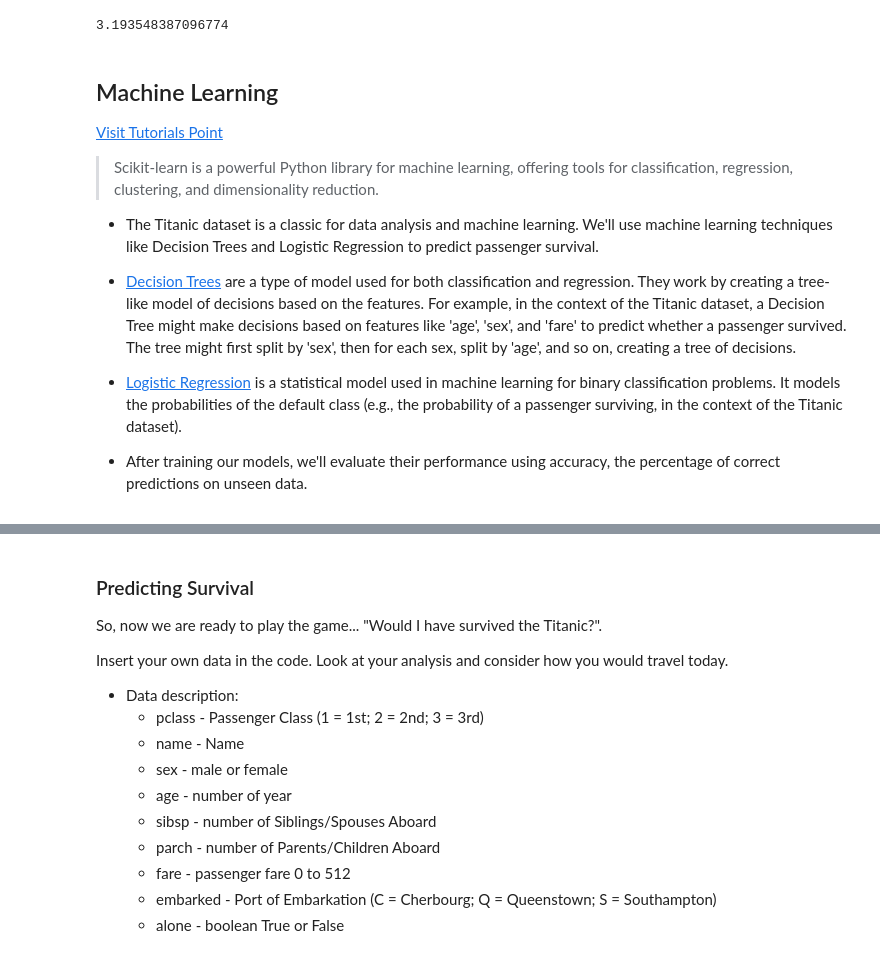
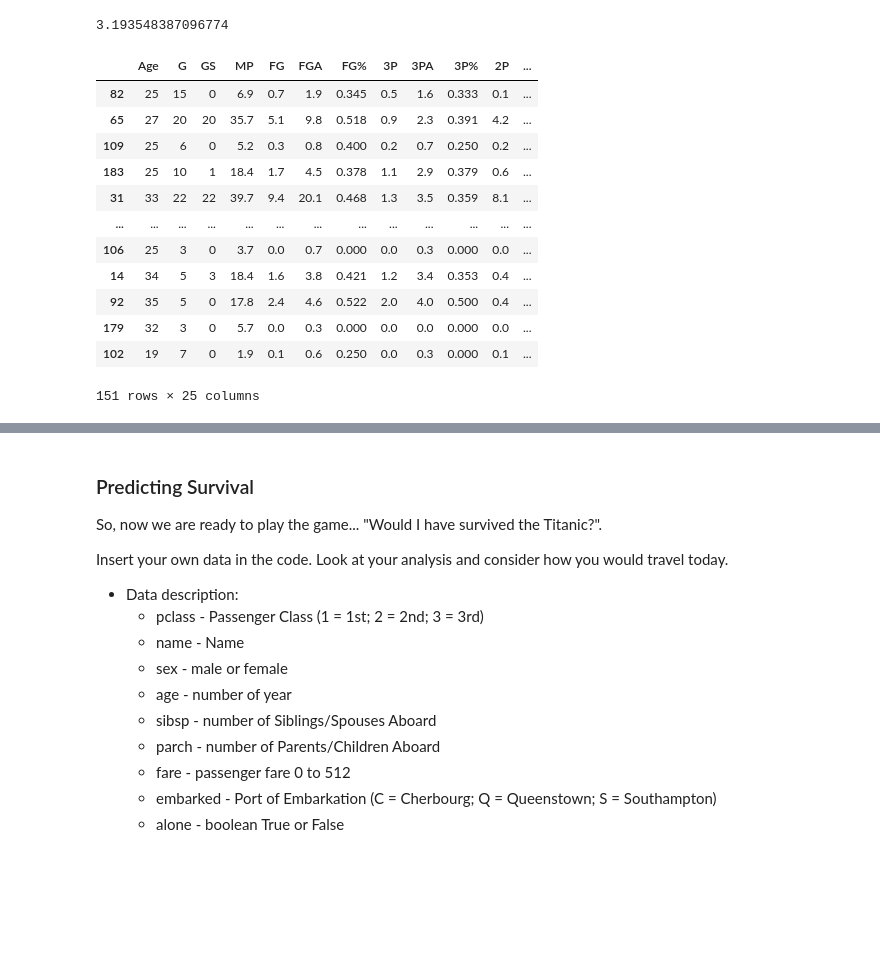
Before and after one commit to rayanesouuuu1234/student02, a Jupyter notebook: _notebooks/2024-03-05-DS-python-pandas-df_titanic.ipynb, the cells around one changed output, grey strips where cells are left out. Saved outputs shown, nothing was run; the diff lists cells and outputs as text; code cells hidden in the pictures; blank space fills up the shorter version.

Commit message:
nba dataset rough draft

```diff
--- a/_notebooks/2024-03-05-DS-python-pandas-df_titanic.ipynb
+++ b/_notebooks/2024-03-05-DS-python-pandas-df_titanic.ipynb
@@ -124,16 +75,19 @@ df['PTS'].max() - df['PTS'].min()
 df['FG'].mean()
 # %% [output]
 3.193548387096774
-# %% [markdown]
-## Machine Learning
-<a href="https://www.tutorialspoint.com/scikit_learn/scikit_learn_introduction.htm#:~:text=Scikit%2Dlearn%20(Sklearn)%20is,a%20consistence%20interface%20in%20Python">Visit Tutorials Point</a>
-
-> Scikit-learn is a powerful Python library for machine learning, offering tools for classification, regression, clustering, and dimensionality reduction.
-
-- The Titanic dataset is a classic for data analysis and machine learning. We'll use machine learning techniques like Decision Trees and Logistic Regression to predict passenger survival.
-
-- [Decision Trees](https://scikit-learn.org/stable/modules/tree.html#tree) are a type of model used for both classification and regression. They work by creating a tree-like model of decisions based on the features. For example, in the context of the Titanic dataset, a Decision Tree might make decisions based on features like 'age', 'sex', and 'fare' to predict whether a passenger survived. The tree might first split by 'sex', then for each sex, split by 'age', and so on, creating a tree of decisions.
-
-- [Logistic Regression](https://scikit-learn.org/stable/modules/linear_model.html#logistic-regression) is a statistical model used in machine learning for binary classification problems. It models the probabilities of the default class (e.g., the probability of a passenger surviving, in the context of the Titanic dataset).
-
-- After training our models, we'll evaluate their performance using accuracy, the percentage of correct predictions on unseen data.
+# %%
+X_train
+# %% [output]
+|  | Age | G | GS | MP | FG | FGA | FG% | 3P | 3PA | 3P% | 2P | ... |
+| 82 | 25 | 15 | 0 | 6.9 | 0.7 | 1.9 | 0.345 | 0.5 | 1.6 | 0.333 | 0.1 | ... |
+| 65 | 27 | 20 | 20 | 35.7 | 5.1 | 9.8 | 0.518 | 0.9 | 2.3 | 0.391 | 4.2 | ... |
+| 109 | 25 | 6 | 0 | 5.2 | 0.3 | 0.8 | 0.400 | 0.2 | 0.7 | 0.250 | 0.2 | ... |
+| 183 | 25 | 10 | 1 | 18.4 | 1.7 | 4.5 | 0.378 | 1.1 | 2.9 | 0.379 | 0.6 | ... |
+| 31 | 33 | 22 | 22 | 39.7 | 9.4 | 20.1 | 0.468 | 1.3 | 3.5 | 0.359 | 8.1 | ... |
+| ... | ... | ... | ... | ... | ... | ... | ... | ... | ... | ... | ... | ... |
+| 106 | 25 | 3 | 0 | 3.7 | 0.0 | 0.7 | 0.000 | 0.0 | 0.3 | 0.000 | 0.0 | ... |
+| 14 | 34 | 5 | 3 | 18.4 | 1.6 | 3.8 | 0.421 | 1.2 | 3.4 | 0.353 | 0.4 | ... |
+| 92 | 35 | 5 | 0 | 17.8 | 2.4 | 4.6 | 0.522 | 2.0 | 4.0 | 0.500 | 0.4 | ... |
+| 179 | 32 | 3 | 0 | 5.7 | 0.0 | 0.3 | 0.000 | 0.0 | 0.0 | 0.000 | 0.0 | ... |
+| 102 | 19 | 7 | 0 | 1.9 | 0.1 | 0.6 | 0.250 | 0.0 | 0.3 | 0.000 | 0.1 | ... |
+151 rows × 25 columns
```
Also changed, not shown: parts of 10 cells of this notebook, 1 other file.
